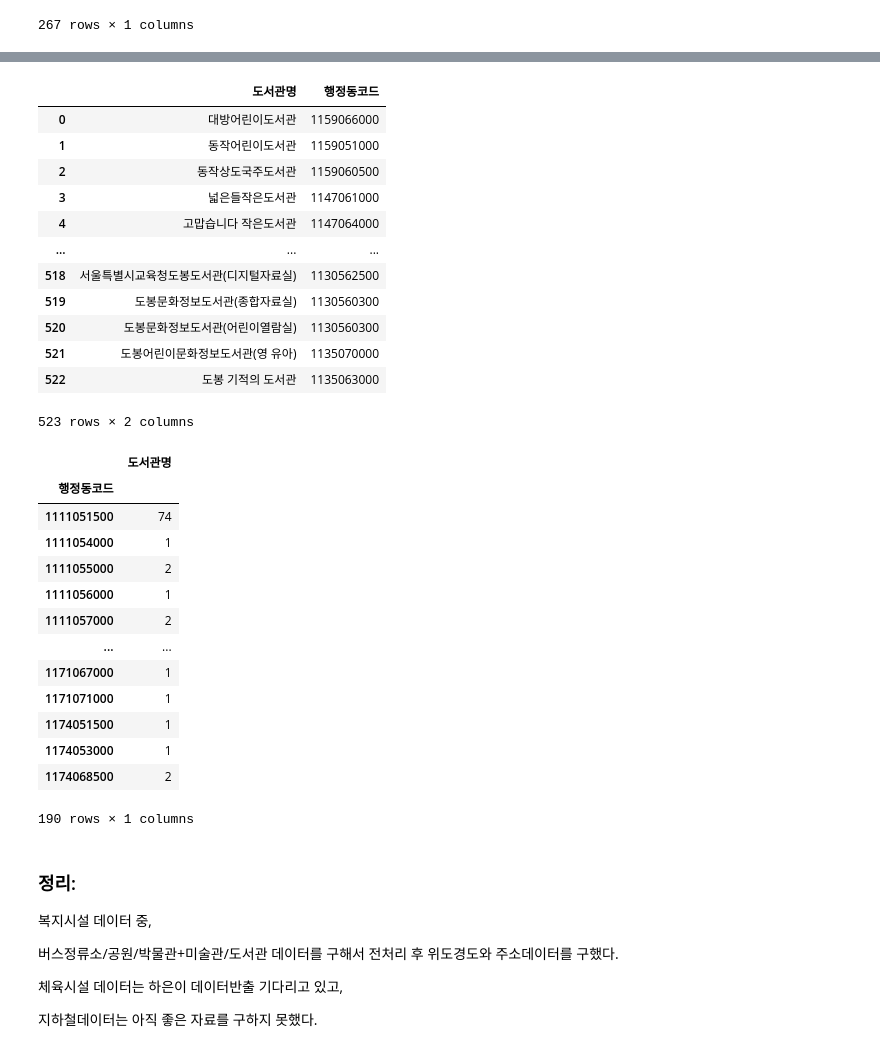
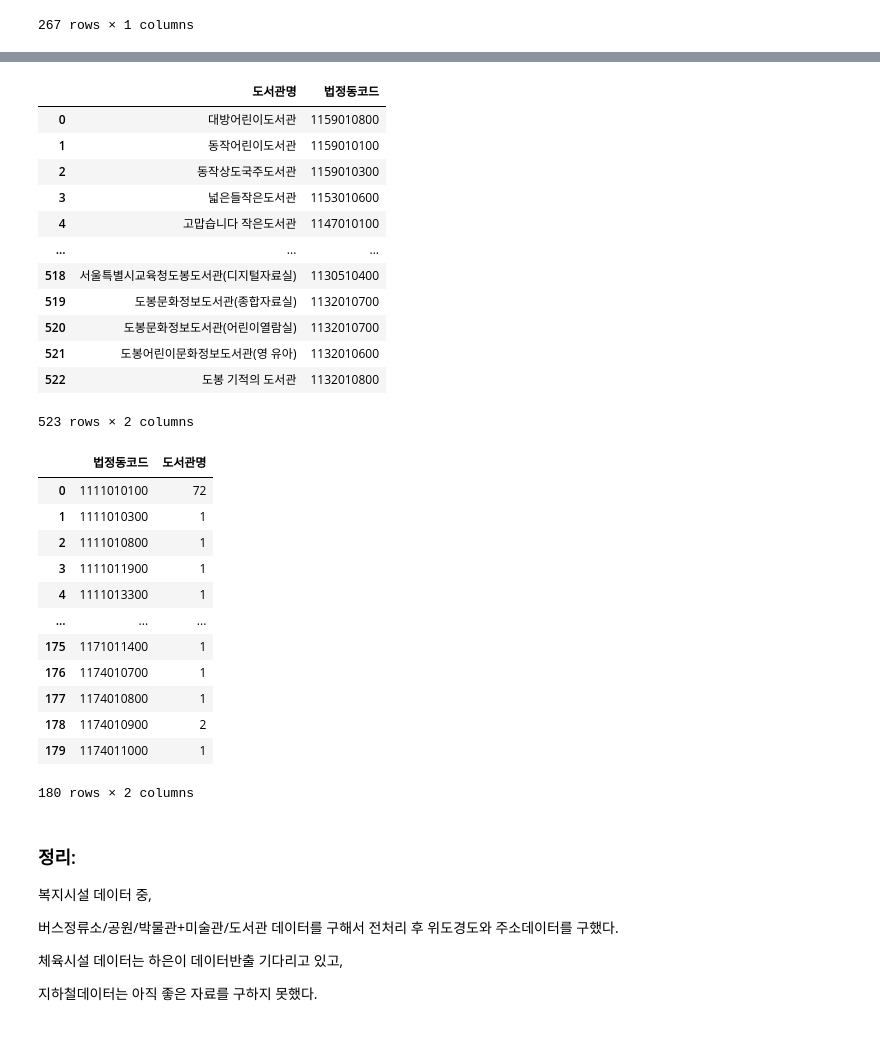
Before and after one commit to gyuholee94/seoul_contest, a Jupyter notebook: Gyuho.ipynb, the cells around one changed output, grey strips where cells are left out. Drawn from its saved outputs; the diff is of its cells as text; code cells hidden in the pictures.

```diff
--- a/Gyuho.ipynb
+++ b/Gyuho.ipynb
@@ -239,0 +208,4 @@ dong_loc[dong_loc['코드종류']=='H']
+# %%
+dong_loc = dong_loc[dong_loc['코드종류']=='B']#법정동 코드 불러오기. 이유는 행정동코드는 위도경도를 중복시켜놔서 1동과 2동을 같은 위치로 보는 경우가 많음. 425개 살려야하는데, 267개밖에 살리지 못한다. 법정동으로 매칭시키고 다시 행정동에 배정하기.
+dong_loc = dong_loc[dong_loc['시도']=='서울특별시']#서울만 사용
+dong_loc
@@ -407,8 +404,6 @@ dong_loc.head()
 # %%
-dong_loc = dong_loc[dong_loc['시도']=='서울특별시']
-dong_loc = dong_loc[dong_loc['코드종류']=='H']
-dong_loc_df = dong_loc[['코드','읍면동','위도','경도']]
-dong_loc_df.columns = ['행정동코드','동','위도','경도']
+dong_loc_df = dong_loc[['코드','위도','경도']]
+dong_loc_df.columns = ['법정동코드','위도','경도']
 # %%
 dong.head()
 # %% [output]
@@ -1166,18 +1087,18 @@ lib_gu_map.groupby(['구']).count()
 # 동단위
 # %%
 def dong_mapping(loc_df, data_df, name):
-    close_dong = {'행정동코드' : [], '{}'.format(name) : []}
+    close_dong = {'법정동코드' : [], '{}'.format(name) : []}
     for idx, data in tqdm(enumerate(data_df['{}'.format(name)])):
         start = (float(data_df.iloc[idx]['위도']), float(data_df.iloc[idx]['경도']))
         distance_dic = {}
-        for idx, dong in enumerate(loc_df.행정동코드):#loc_df가 바뀌면 같이 바꿔주어야 함
+        for idx, dong in enumerate(loc_df.법정동코드):#loc_df가 바뀌면 같이 바꿔주어야 함
             goal = (loc_df.iloc[idx]['위도'].mean(), loc_df.iloc[idx]['경도'].mean())
             distance_dic[dong] = float(haversine(start, goal))
         closest = sorted((value, key) for key, value in distance_dic.items())[0][1]
-        close_dong['행정동코드'].append(closest)
+        close_dong['법정동코드'].append(closest)
         close_dong['{}'.format(name)].append(data)
     mapping = pd.DataFrame(close_dong)
-    mapping = mapping[['{}'.format(name),'행정동코드']]
+    mapping = mapping[['{}'.format(name),'법정동코드']]
     return mapping
 # %%
 dong_loc_df
@@ -1306,39 +1225,38 @@ museum_dong_map
 # %%
 lib_dong_mapping = dong_mapping(dong_loc_df, lib_df, '도서관명')
-lib_dong_mapping.to_pickle('도서관행정동매칭.pkl')
+lib_dong_mapping.to_pickle('도서관법정동매칭.pkl')
 lib_dong_mapping
 # %% [output]
-|  | 도서관명 | 행정동코드 |
-| 0 | 대방어린이도서관 | 1159066000 |
-| 1 | 동작어린이도서관 | 1159051000 |
-| 2 | 동작상도국주도서관 | 1159060500 |
-| 3 | 넓은들작은도서관 | 1147061000 |
-| 4 | 고맙습니다 작은도서관 | 1147064000 |
+|  | 도서관명 | 법정동코드 |
+| 0 | 대방어린이도서관 | 1159010800 |
+| 1 | 동작어린이도서관 | 1159010100 |
+| 2 | 동작상도국주도서관 | 1159010300 |
+| 3 | 넓은들작은도서관 | 1153010600 |
+| 4 | 고맙습니다 작은도서관 | 1147010100 |
 | ... | ... | ... |
-| 518 | 서울특별시교육청도봉도서관(디지털자료실) | 1130562500 |
-| 519 | 도봉문화정보도서관(종합자료실) | 1130560300 |
-| 520 | 도봉문화정보도서관(어린이열람실) | 1130560300 |
-| 521 | 도봉어린이문화정보도서관(영 유아) | 1135070000 |
-| 522 | 도봉 기적의 도서관 | 1135063000 |
+| 518 | 서울특별시교육청도봉도서관(디지털자료실) | 1130510400 |
+| 519 | 도봉문화정보도서관(종합자료실) | 1132010700 |
+| 520 | 도봉문화정보도서관(어린이열람실) | 1132010700 |
+| 521 | 도봉어린이문화정보도서관(영 유아) | 1132010600 |
+| 522 | 도봉 기적의 도서관 | 1132010800 |
 523 rows × 2 columns
 # %%
-lib_dong_map = lib_dong_mapping.groupby(['행정동코드']).count()
+lib_dong_map = lib_dong_mapping.groupby(['법정동코드']).count().reset_index()
 lib_dong_map
 # %% [output]
-|  | 도서관명 |
-| 행정동코드 |  |
-| 1111051500 | 74 |
-| 1111054000 | 1 |
-| 1111055000 | 2 |
-| 1111056000 | 1 |
-| 1111057000 | 2 |
-| ... | ... |
-| 1171067000 | 1 |
-| 1171071000 | 1 |
-| 1174051500 | 1 |
-| 1174053000 | 1 |
-| 1174068500 | 2 |
+|  | 법정동코드 | 도서관명 |
+| 0 | 1111010100 | 72 |
+| 1 | 1111010300 | 1 |
+| 2 | 1111010800 | 1 |
+| 3 | 1111011900 | 1 |
+| 4 | 1111013300 | 1 |
+| ... | ... | ... |
+| 175 | 1171011400 | 1 |
+| 176 | 1174010700 | 1 |
+| 177 | 1174010800 | 1 |
+| 178 | 1174010900 | 2 |
+| 179 | 1174011000 | 1 |
-190 rows × 1 columns
+180 rows × 2 columns
 # %% [markdown]
 ### 정리:
 복지시설 데이터 중,
```
Also changed, not shown: parts of 71 cells of this notebook, 7 other files.
